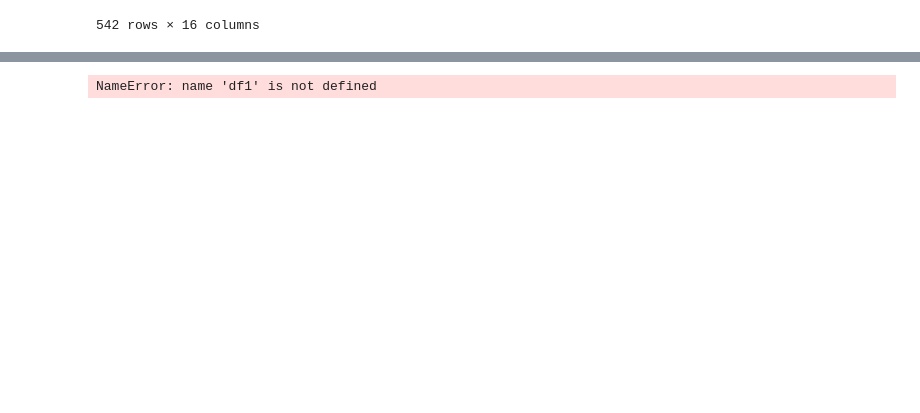
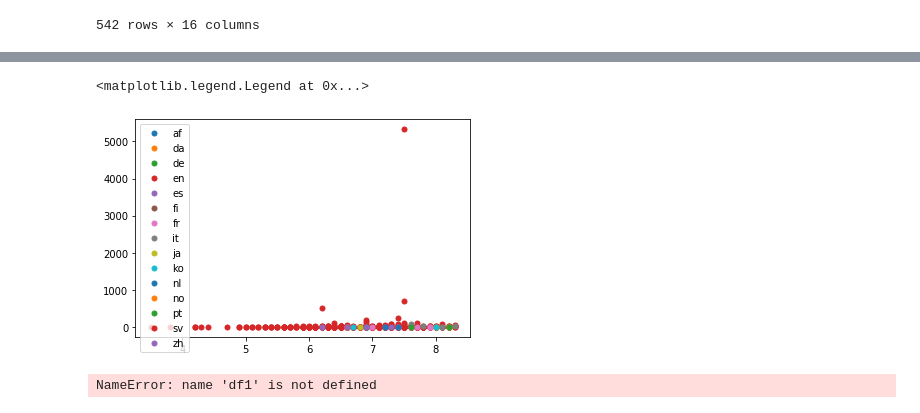
Before and after one commit to mmmxu/COMP9321, a Jupyter notebook: assn/assn1/test.ipynb, the cells around one changed output, grey strips where cells are left out. Saved outputs shown, nothing was run; the diff lists cells and outputs as text; code cells hidden in the pictures; blank space fills up the shorter version.

```diff
--- a/assn/assn1/test.ipynb
+++ b/assn/assn1/test.ipynb
@@ -256,3 +355,23 @@ df10
+# %%
+# ref https://stackoverflow.com/questions/21654635/scatter-plots-in-pandas-pyplot-how-to-plot-by-category
+## Q13
+
+df13 = df10.copy()
+df13_1 = df13[['original_language', 'vote_average','success_impact']]
+
+groups = df13_1.groupby('original_language')
+# Plot
+fig, ax = plt.subplots()
+ax.margins(0.05) # Optional, just adds 5% padding to the autoscaling
+for name, group in groups:
+    ax.plot(group.vote_average, group.success_impact, marker='o', linestyle='', ms=5, label=name)
+ax.legend()
+
+# plt.show()
+# df13_1.plot.scatter(x='vote_average', y='success_impact', label='original_language')
+# %% [output]
+<matplotlib.legend.Legend at 0x...>
+[figure, added]
 # %%
 def question_1(movies, credits):
     """
```
Also changed, not shown: parts of 2 cells of this notebook, 1 other file.
